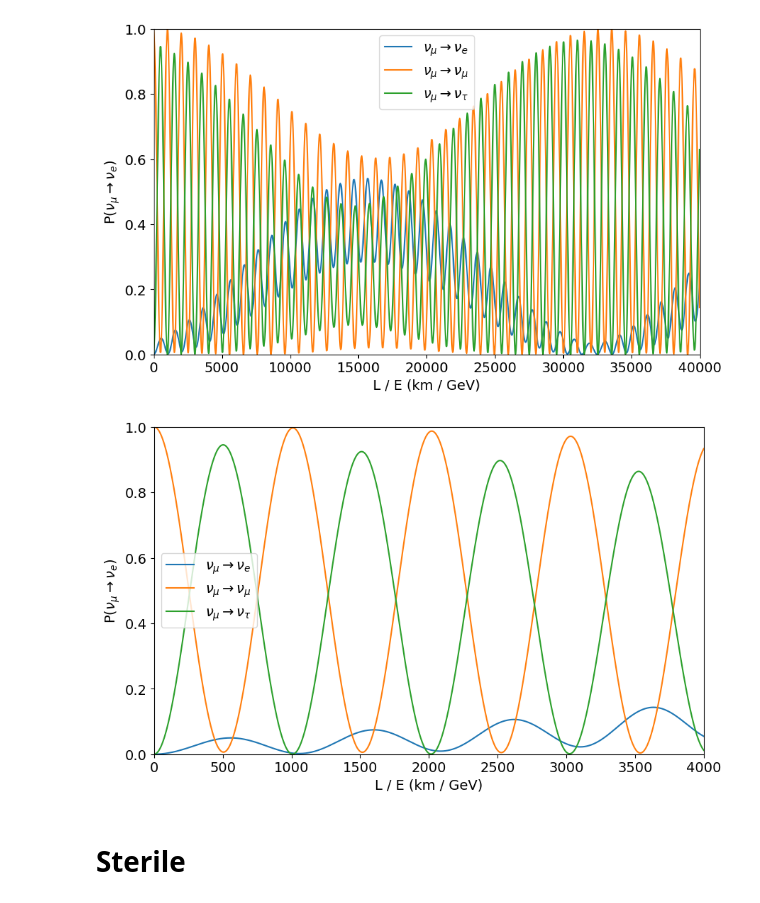
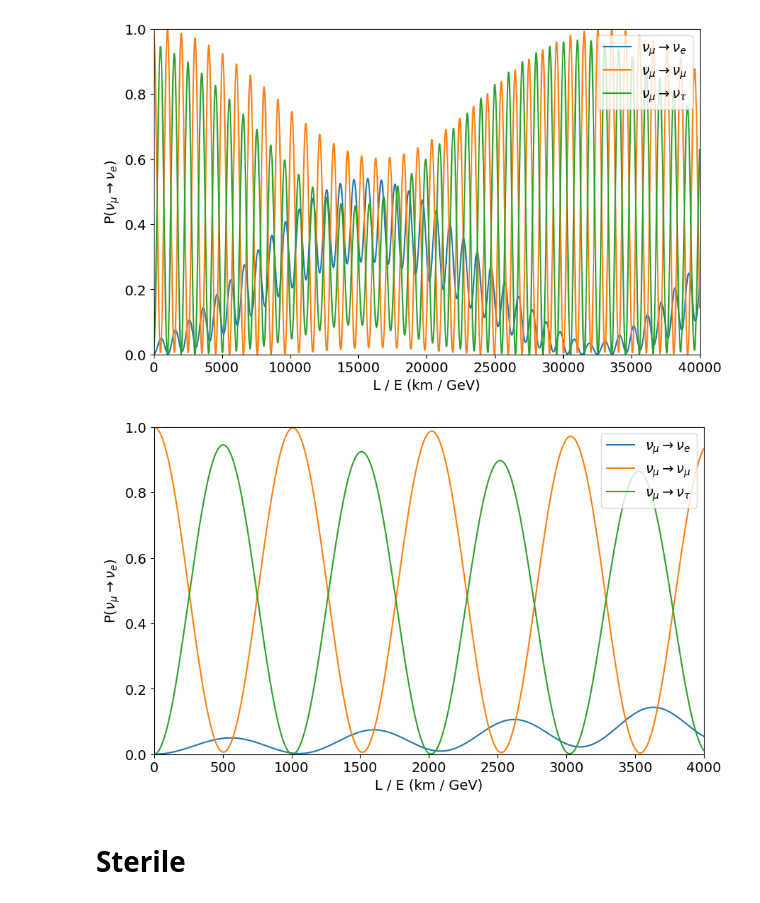
Before and after one commit to leehagaman/neutrino_mixing_plots, a Jupyter notebook: oscillation_plot.ipynb, the cells around one changed output. Cells and saved outputs as stored; diff of their text form; code cells hidden in the pictures.

```diff
--- a/oscillation_plot.ipynb
+++ b/oscillation_plot.ipynb
@@ -133,39 +77,39 @@ def get_prob(alpha, beta, L_over_E, U, m1, m2, m3):
 L_over_E_vals = np.linspace(0, 40000, 10000)
 numu_to_nue_prob_vals = [get_prob("numu", "nue", L_over_E, U, m1, m2, m3) for L_over_E in L_over_E_vals]
 numu_to_numu_prob_vals = [get_prob("numu", "numu", L_over_E, U, m1, m2, m3) for L_over_E in L_over_E_vals]
 numu_to_nutau_prob_vals = [get_prob("numu", "nutau", L_over_E, U, m1, m2, m3) for L_over_E in L_over_E_vals]
 
 plt.rcParams.update({'font.size': 14})
 plt.figure(figsize=(10, 6))
 plt.plot(L_over_E_vals, numu_to_nue_prob_vals, label=r"$\nu_\mu \rightarrow \nu_e$")
 plt.plot(L_over_E_vals, numu_to_numu_prob_vals, label=r"$\nu_\mu \rightarrow \nu_\mu$")
 plt.plot(L_over_E_vals, numu_to_nutau_prob_vals, label=r"$\nu_\mu \rightarrow \nu_\tau$")
 plt.xlim(L_over_E_vals[0], L_over_E_vals[-1])
 plt.ylim(0, 1)
 plt.xlabel("L / E (km / GeV)")
 plt.ylabel(r"P($\nu_\mu \rightarrow \nu_e$)")
-plt.legend()
-plt.show()
+plt.legend(loc="upper right")
+plt.savefig("plots/oscillation_zoom_0.pdf")
 
 L_over_E_vals = np.linspace(0, 4000, 10000)
 numu_to_nue_prob_vals = [get_prob("numu", "nue", L_over_E, U, m1, m2, m3) for L_over_E in L_over_E_vals]
 numu_to_numu_prob_vals = [get_prob("numu", "numu", L_over_E, U, m1, m2, m3) for L_over_E in L_over_E_vals]
 numu_to_nutau_prob_vals = [get_prob("numu", "nutau", L_over_E, U, m1, m2, m3) for L_over_E in L_over_E_vals]
 
 plt.rcParams.update({'font.size': 14})
 plt.figure(figsize=(10, 6))
 plt.plot(L_over_E_vals, numu_to_nue_prob_vals, label=r"$\nu_\mu \rightarrow \nu_e$")
 plt.plot(L_over_E_vals, numu_to_numu_prob_vals, label=r"$\nu_\mu \rightarrow \nu_\mu$")
 plt.plot(L_over_E_vals, numu_to_nutau_prob_vals, label=r"$\nu_\mu \rightarrow \nu_\tau$")
 plt.xlim(L_over_E_vals[0], L_over_E_vals[-1])
 plt.ylim(0, 1)
 plt.xlabel("L / E (km / GeV)")
 plt.ylabel(r"P($\nu_\mu \rightarrow \nu_e$)")
-plt.legend()
-plt.show()
+plt.legend(loc="upper right")
+plt.savefig("plots/oscillation_zoom_1.pdf")
 # %% [output]
-[figure, old version]
+[figure, new version]
-[figure, old version]
+[figure, new version]
 # %% [markdown]
 # Sterile
 # %%
```
Also changed, not shown: parts of 4 cells of this notebook, 3 other files.
